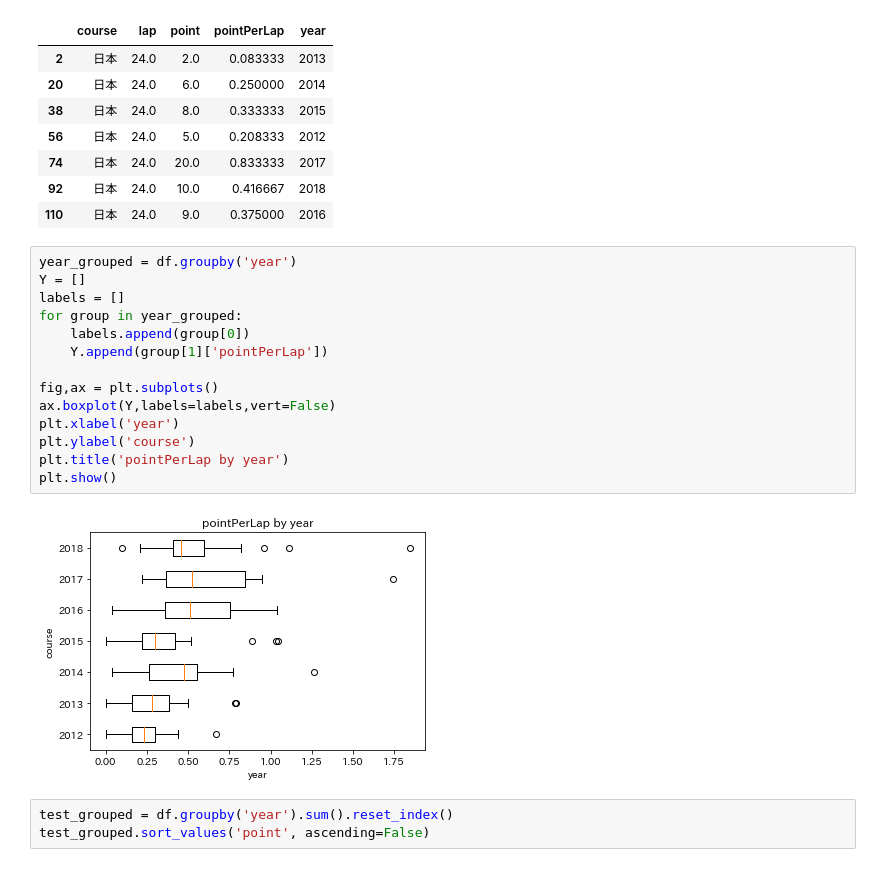
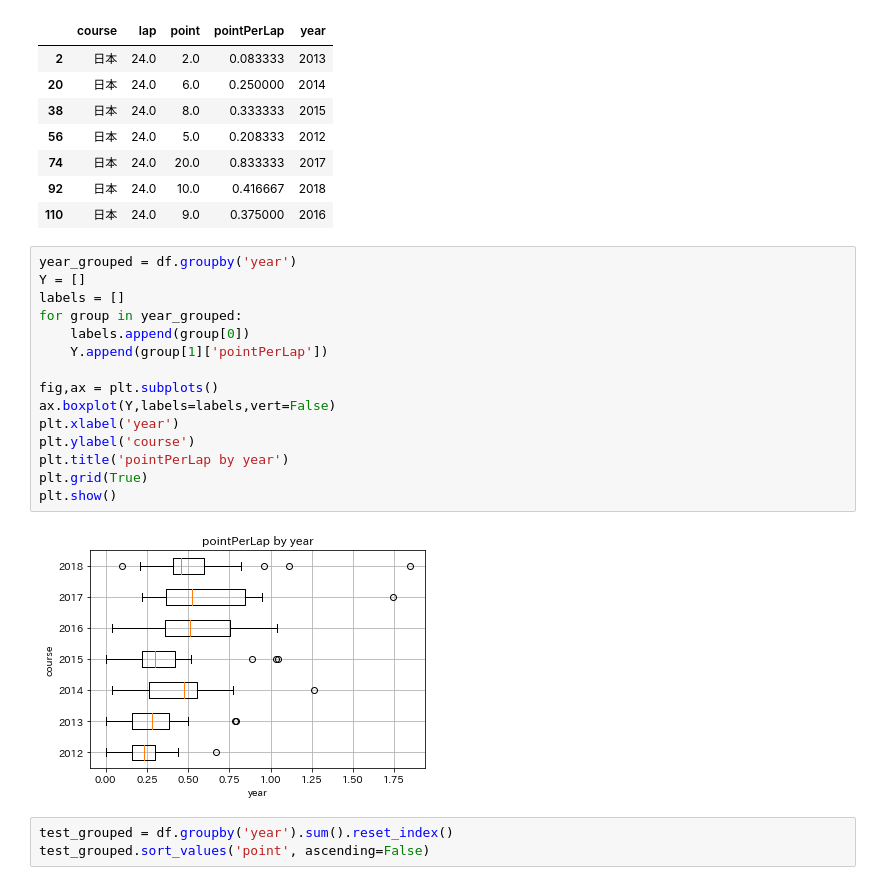
Before and after one commit to rimever/MotoGPAnalyze, a Jupyter notebook: lap_chart_analyze.ipynb, the cells around one changed output. Cells and saved outputs as stored; diff of their text form.

```diff
--- a/lap_chart_analyze.ipynb
+++ b/lap_chart_analyze.ipynb
@@ -158,19 +158,20 @@ grouped.get_group('日本')
 # %%
 year_grouped = df.groupby('year')
 Y = []
 labels = []
 for group in year_grouped:
     labels.append(group[0])
     Y.append(group[1]['pointPerLap'])
 
 fig,ax = plt.subplots()
 ax.boxplot(Y,labels=labels,vert=False)
 plt.xlabel('year')
 plt.ylabel('course')
 plt.title('pointPerLap by year')
+plt.grid(True)
 plt.show()
 # %% [output]
-[figure, old version]
+[figure, new version]
 # %%
 test_grouped = df.groupby('year').sum().reset_index()
 test_grouped.sort_values('point', ascending=False)
```
Also changed, not shown: 2 other files.
